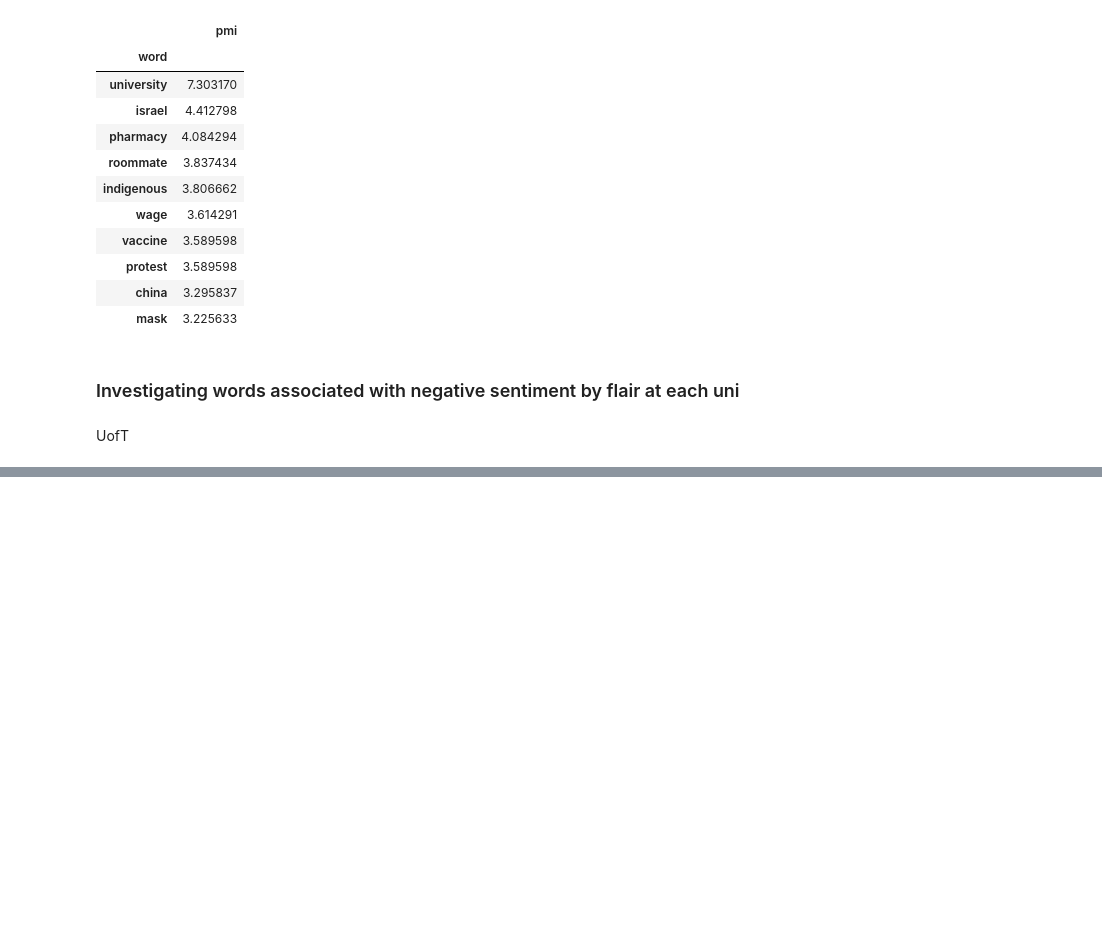
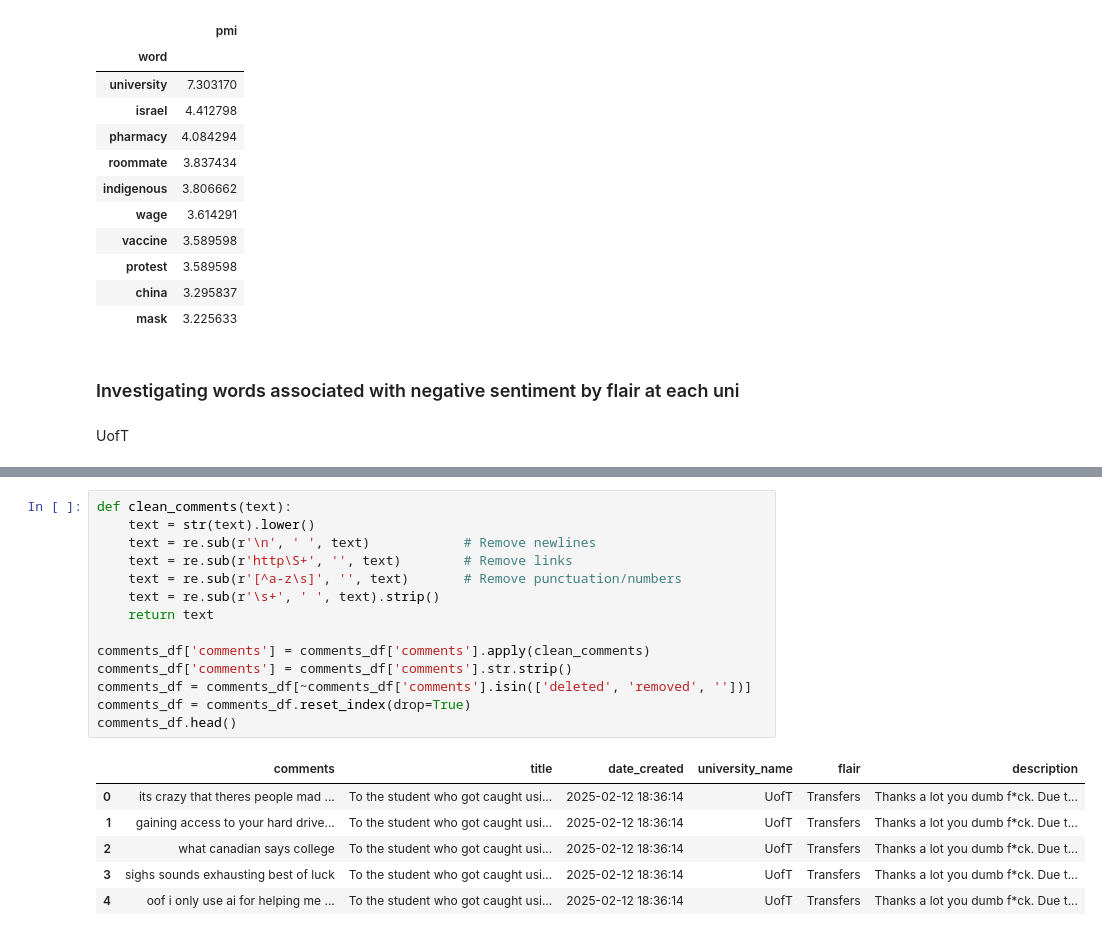
Before and after one commit to grace-ylin/uni-sentiment-analysis, a Jupyter notebook: data-collection/flairs.ipynb, the cells around one changed output, grey strips where cells are left out. Drawn from its saved outputs; the diff is of its cells as text; blank space fills up the shorter version.

```diff
--- a/data-collection/flairs.ipynb
+++ b/data-collection/flairs.ipynb
@@ -496,0 +506,21 @@ complaints_df
+# %%
+def clean_comments(text):
+    text = str(text).lower()
+    text = re.sub(r'\n', ' ', text)            # Remove newlines
+    text = re.sub(r'http\S+', '', text)        # Remove links
+    text = re.sub(r'[^a-z\s]', '', text)       # Remove punctuation/numbers
+    text = re.sub(r'\s+', ' ', text).strip()
+    return text
+
+comments_df['comments'] = comments_df['comments'].apply(clean_comments)
+comments_df['comments'] = comments_df['comments'].str.strip()
+comments_df = comments_df[~comments_df['comments'].isin(['deleted', 'removed', ''])]
+comments_df = comments_df.reset_index(drop=True)
+comments_df.head()
+# %% [output]
+|  | comments | title | date_created | university_name | flair | description |
+| 0 | its crazy that theres people mad ... | To the student who got caught usi... | 2025-02-12 18:36:14 | UofT | Transfers | Thanks a lot you dumb f*ck. Due t... |
+| 1 | gaining access to your hard drive... | To the student who got caught usi... | 2025-02-12 18:36:14 | UofT | Transfers | Thanks a lot you dumb f*ck. Due t... |
+| 2 | what canadian says college | To the student who got caught usi... | 2025-02-12 18:36:14 | UofT | Transfers | Thanks a lot you dumb f*ck. Due t... |
+| 3 | sighs sounds exhausting best of luck | To the student who got caught usi... | 2025-02-12 18:36:14 | UofT | Transfers | Thanks a lot you dumb f*ck. Due t... |
+| 4 | oof i only use ai for helping me ... | To the student who got caught usi... | 2025-02-12 18:36:14 | UofT | Transfers | Thanks a lot you dumb f*ck. Due t... |
```
Also changed, not shown: parts of 24 cells of this notebook, 1 other file.
